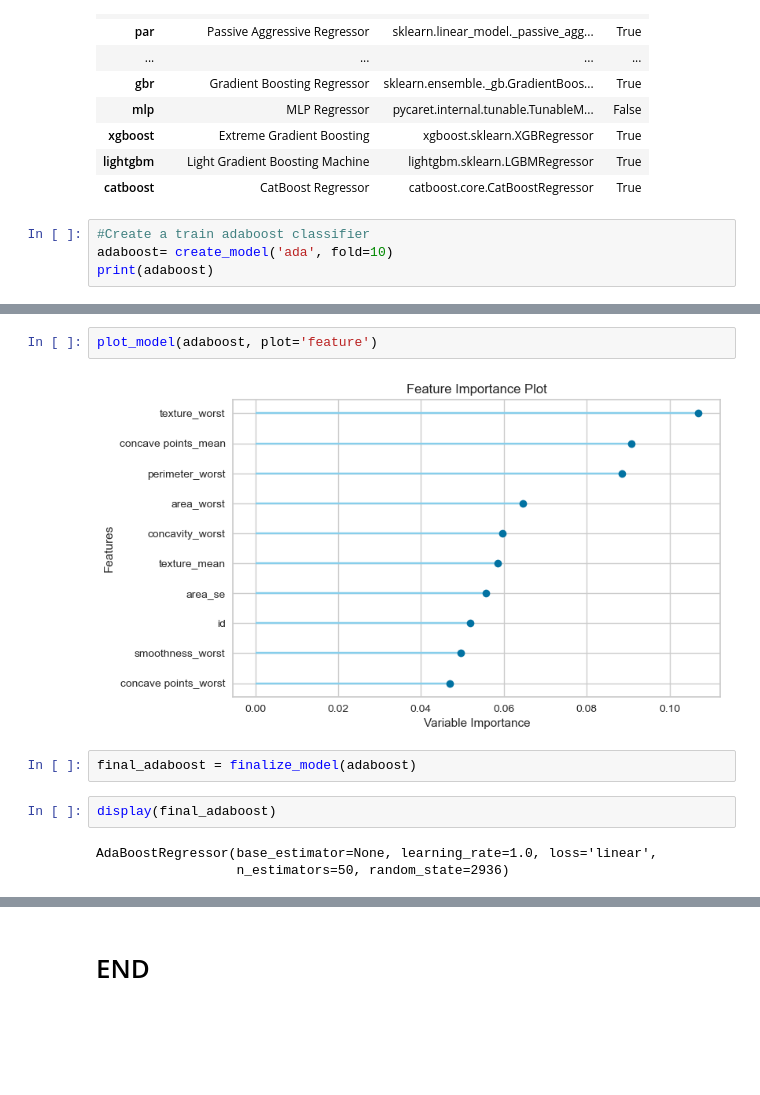
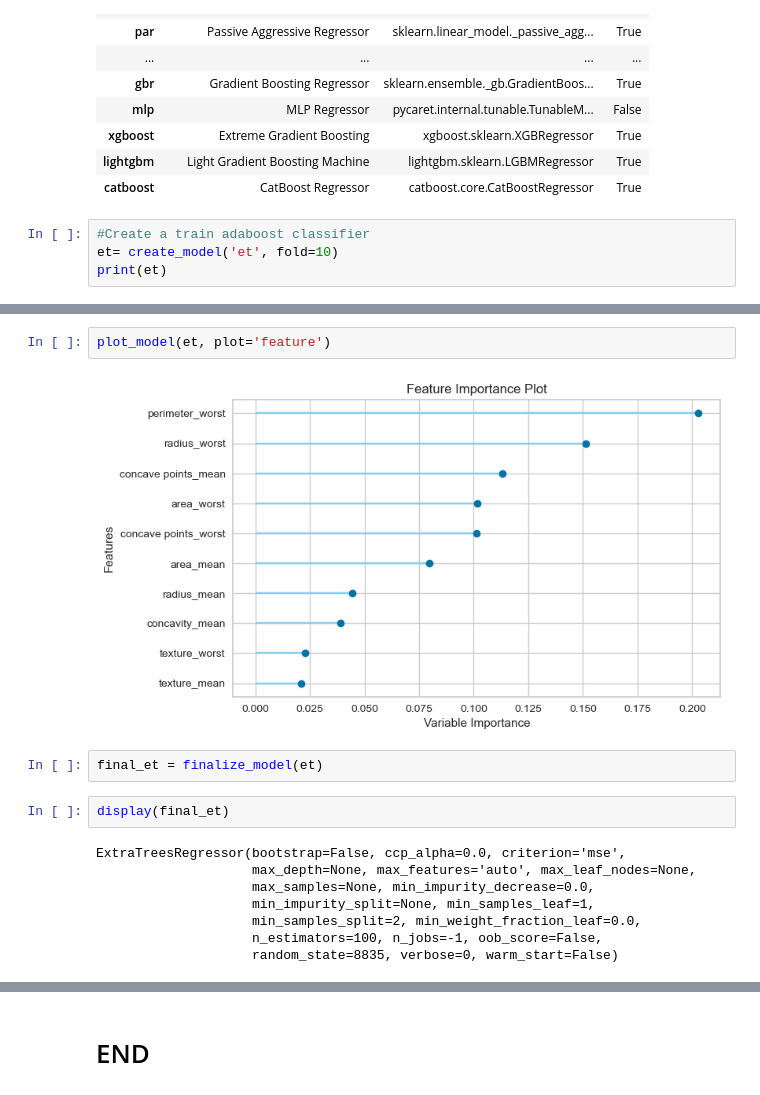
Before and after one commit to williamcararo/Machine-Learning, a Jupyter notebook: Machine Learning - Cancer de mama .ipynb, the cells around one changed output, grey strips where cells are left out. Drawn from its saved outputs; the diff is of its cells as text; blank space fills up the shorter version.

```diff
--- a/Machine Learning - Cancer de mama .ipynb
+++ b/Machine Learning - Cancer de mama .ipynb
@@ -310,7 +414,7 @@ models()
 | catboost | CatBoost Regressor | catboost.core.CatBoostRegressor | True |
 # %%
 #Create a train adaboost classifier
-adaboost= create_model('ada', fold=10)
-print(adaboost)
+et= create_model('et', fold=10)
+print(et)
 # %% [output]
 |  | MAE | MSE | RMSE | R2 | RMSLE | MAPE |
@@ -346,13 +455,18 @@ plot_model(adaboost)
 # %%
-plot_model(adaboost, plot='feature')
+plot_model(et, plot='feature')
 # %% [output]
-[figure, old version]
+[figure, new version]
-# %%
-final_adaboost = finalize_model(adaboost)
+# %%
+final_et = finalize_model(et)
 # %%
-display(final_adaboost)
+display(final_et)
 # %% [output]
-AdaBoostRegressor(base_estimator=None, learning_rate=1.0, loss='linear',
-                  n_estimators=50, random_state=2936)
+ExtraTreesRegressor(bootstrap=False, ccp_alpha=0.0, criterion='mse',
+                    max_depth=None, max_features='auto', max_leaf_nodes=None,
+                    max_samples=None, min_impurity_decrease=0.0,
+                    min_impurity_split=None, min_samples_leaf=1,
+                    min_samples_split=2, min_weight_fraction_leaf=0.0,
+                    n_estimators=100, n_jobs=-1, oob_score=False,
+                    random_state=8835, verbose=0, warm_start=False)
 # %%
 # A biblioteca ao salvar o modelo, já me entrega um pipeline pronto.
```
Also changed, not shown: parts of 15 cells of this notebook.
